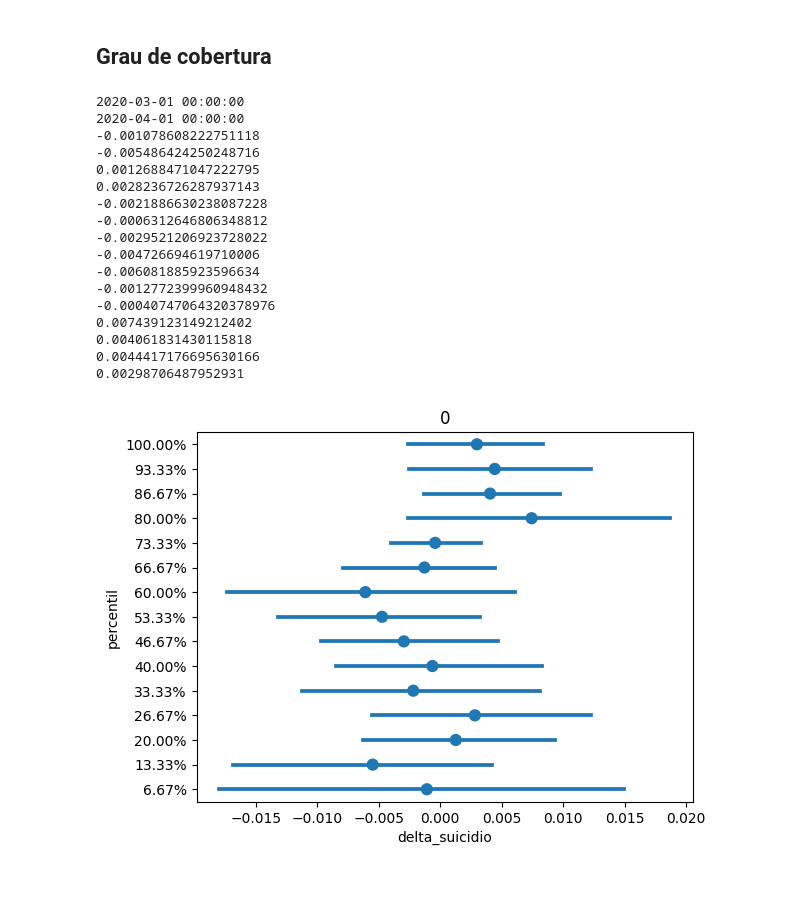
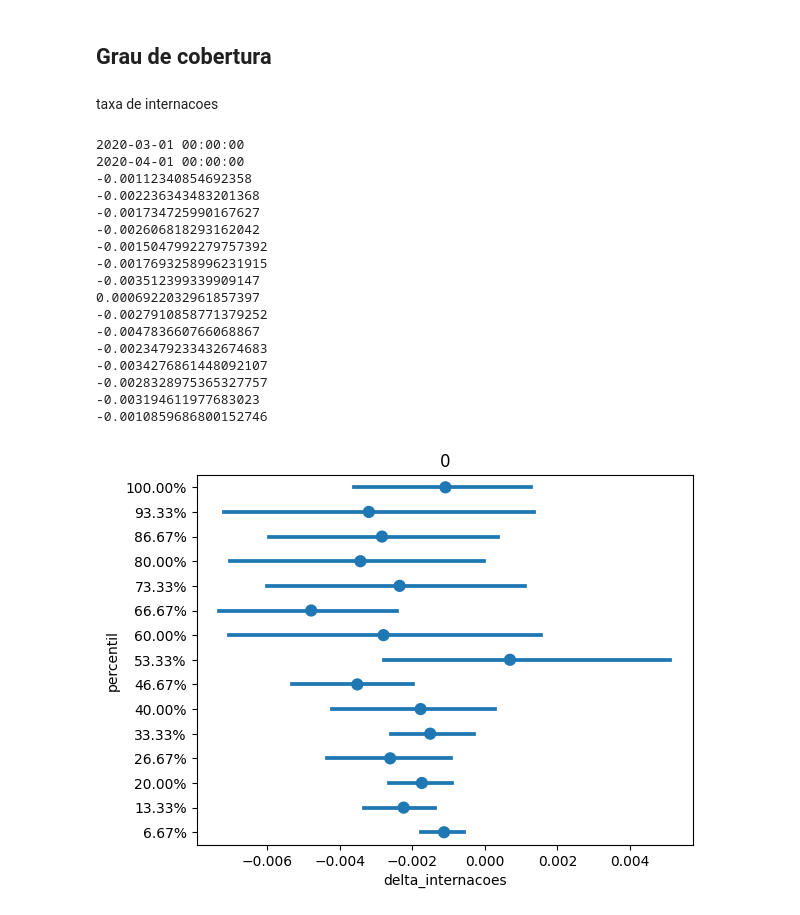
Before and after one commit to dlotter/monografia, a Jupyter notebook: exploratoria.ipynb, the cells around one changed output. Saved outputs shown, nothing was run; the diff lists cells and outputs as text; code cells hidden in the pictures; blank space fills up the shorter version.

```diff
--- a/exploratoria.ipynb
+++ b/exploratoria.ipynb
@@ -67,3 +76,5 @@ df_all = pd.merge(
+# %%
+df_all['internacao_jovens'] = df_all['Menor 1 ano'] + df_all['1 a 4 anos'] + df_all['5 a 9 anos'] + df_all['10 a 14 anos'] + df_all['15 a 19 anos'] + df_all['20 a 24 anos'] + df_all['25 a 29 anos']
 # %%
 # ordering columns
 columns = [
@@ -156 +175,4 @@ df_all["cobertura_bf"] = (
+# %%
+df_all['internacoes_por_100'] = (df_all['total_internacoes_psico'] * 100) / df_all['populacao']
+df_all['internacoes_jovens_por_100'] = (df_all['internacao_jovens'] * 100) / df_all['populacao']
 # %%
@@ -181,8 +199,20 @@ plt.show()
 # %%
 data = df_all[df_all["municipio_ibge"] == 3550308]
-ax = sns.lineplot(data=data, x="date", y="suicidios")
+ax = sns.lineplot(data=data, x="date", y="taxa_internacoes", legend=False)
 ax.set(xticks=data.date.values)
 ax.xaxis.set_major_formatter(dates.DateFormatter("%m-%Y"))
+ax.yaxis.set_major_formatter(lambda x, y: "{:,.2f}%".format(x * 100))
 plt.xticks(rotation=90)
+plt.xlabel("")
+plt.axvline(
+    datetime(2020, 3, 15),
+    linestyle="dashed",
+    label="Início Auxílio Emergencial",
+    color="grey",
+)
+ax2 = ax.twinx()
+sns.lineplot(data=data, x="date", y="internacoes_por_100", ax=ax2, legend=False, color = 'red')
+plt.title("São Paulo: Evolução na Taxa de Internações")
+ax.figure.legend()
 plt.show()
 # %% [output]
@@ -190,14 +219,0 @@ plt.show()
-# %%
-data = df_all[df_all["municipio_ibge"] == 3550308]
-ax = sns.lineplot(data=data, x="date", y="taxa_suicidio")
-ax.set(xticks=data.date.values)
-ax.xaxis.set_major_formatter(dates.DateFormatter("%m-%Y"))
-ax.yaxis.set_major_formatter(lambda x, y: '{:,.2f}%'.format(x*100))
-plt.xticks(rotation=90)
-plt.yticks(np.arange(0.001, max(data['taxa_suicidio']), 0.0005))
-plt.ylabel('')
-plt.xlabel('')
-plt.axvline(datetime(2020, 3,15), linestyle='dashed', label='Início Auxílio Emergencial', color='grey')
-plt.title("São Paulo: Evolução na Taxa de Suicídio")
-plt.legend()
-plt.show()
@@ -588,5 +442,7 @@ for n_meses in [0, 1, 3, 6, 8]:
 # %% [markdown]
 ## Grau de cobertura
+# %% [markdown]
+taxa de internacoes
 # %%
 for n_meses in [0, 1, 3, 6, 8]:
 
@@ -608,7 +464,7 @@ for n_meses in [0, 1, 3, 6, 8]:
         (df_all["date"] >= mes_corte_2) & (df_all["date"] <= end_date)
     ]
 
-    colunas_relevantes = ["municipio_ibge", "cobertura_ae", "taxa_suicidio"]
+    colunas_relevantes = ["municipio_ibge", "cobertura_ae", "taxa_internacoes"]
 
     df_antes_mean = (
         df_antes.groupby("municipio_ibge")
@@ -633,53 +489,53 @@ for n_meses in [0, 1, 3, 6, 8]:
     for i, dfs_division in enumerate(df_divisions):
         indices = dfs_division.index
         df_antes_depois.loc[indices, "percentil"] = (i / divisao) + (
             1 / divisao
         )
 
-    df_antes_depois["delta_suicidio"] = (
-        df_antes_depois["taxa_suicidio_y"] - df_antes_depois["taxa_suicidio_x"]
+    df_antes_depois["delta_internacoes"] = (
+        df_antes_depois["taxa_internacoes_y"] - df_antes_depois["taxa_internacoes_x"]
     )
 
     for i, df_percentil in enumerate(df_divisions):
         print(
-            df_percentil["taxa_suicidio_y"].mean()
-            - df_percentil["taxa_suicidio_x"].mean()
+            df_percentil["taxa_internacoes_y"].mean()
+            - df_percentil["taxa_internacoes_x"].mean()
         )
         pass
 
     ax = sns.pointplot(
         data=df_antes_depois,
-        x="delta_suicidio",
+        x="delta_internacoes",
         y="percentil",
         join=False,
         orient="h",
         order=-np.sort(-df_antes_depois["percentil"].unique()),
     )
     y_value = [
         "{:,.2f}".format(x * 100) + "%"
         for x in -np.sort(-df_antes_depois["percentil"].unique())
     ]
     ax.set_yticklabels(y_value)
     plt.title(n_meses)
     plt.show()
 # %% [output]
 2020-03-01 00:00:00
 2020-04-01 00:00:00
--0.001078608222751118
--0.005486424250248716
-0.0012688471047222795
-0.0028236726287937143
--0.0021886630238087228
--0.0006312646806348812
--0.0029521206923728022
--0.004726694619710006
--0.006081885923596634
--0.0012772399960948432
--0.00040747064320378976
-0.007439123149212402
-0.004061831430115818
-0.0044417176695630166
-0.00298706487952931
+-0.00112340854692358
+-0.002236343483201368
+-0.001734725990167627
+-0.002606818293162042
+-0.0015047992279757392
+-0.0017693258996231915
+-0.003512399339909147
+0.0006922032961857397
+-0.0027910858771379252
+-0.004783660766068867
+-0.0023479233432674683
+-0.0034276861448092107
+-0.0028328975365327757
+-0.003194611977683023
+-0.0010859686800152746
-[figure, old version]
+[figure, new version]
 2020-02-01 00:00:00
 2020-05-01 00:00:00
```
Also changed, not shown: parts of 34 cells of this notebook, 4 other files.
